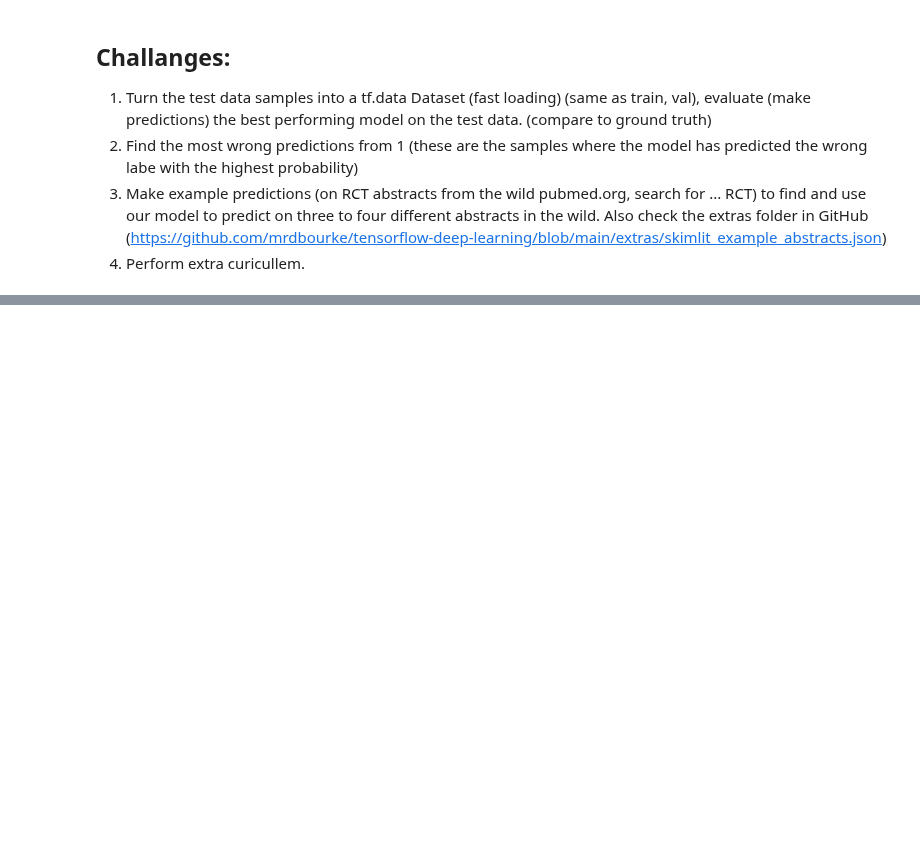
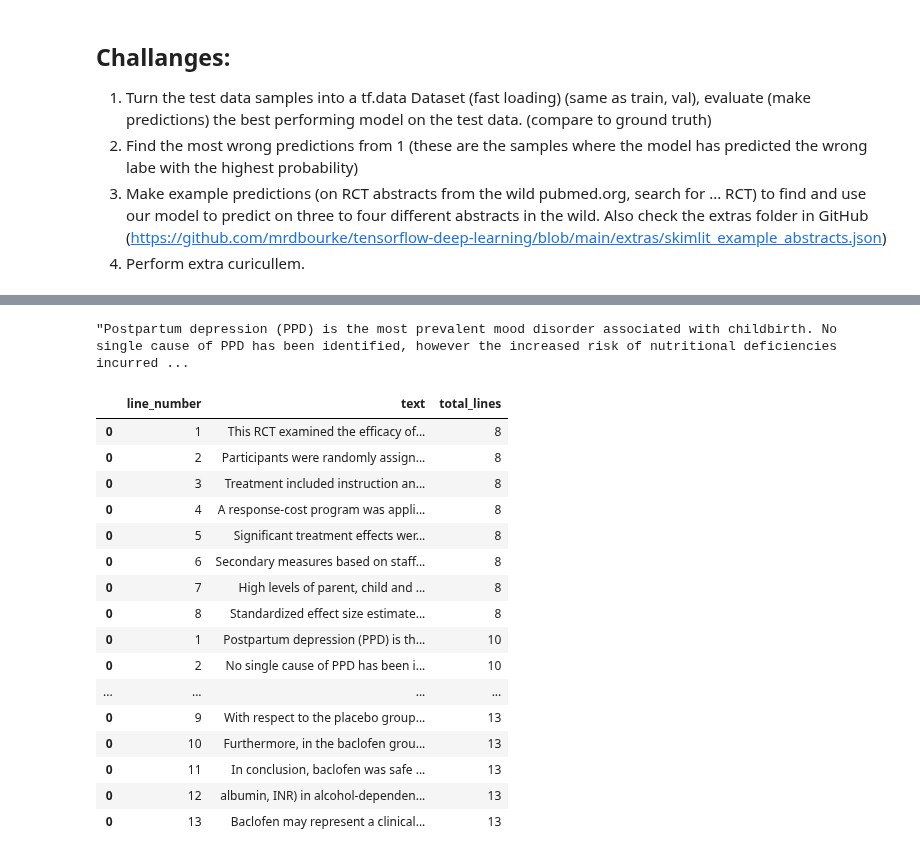
Before and after one commit to sodeso-nl/ml-notebooks, a Jupyter notebook: tensorflow-developer-certificate/section-11/tdc-section-11.ipynb, the cells around one changed output, grey strips where cells are left out. Saved outputs shown, nothing was run; the diff lists cells and outputs as text; code cells hidden in the pictures; blank space fills up the shorter version.

```diff
--- a/tensorflow-developer-certificate/section-11/tdc-section-11.ipynb
+++ b/tensorflow-developer-certificate/section-11/tdc-section-11.ipynb
@@ -1477,0 +1493,4 @@ loaded_model.evaluate(val_char_token_pos_dataset)
+# %%
+ml_io.download_file(source='https://raw.githubusercontent.com/mrdbourke/tensorflow-deep-learning/main/extras/skimlit_example_abstracts.json', filepath='./data/skimlit_example_abstracts.json')
+loaded_df = pd.read_json('./data/skimlit_example_abstracts.json')
+loaded_df
@@ -1477,0 +1504,41 @@ loaded_model.evaluate(val_char_token_pos_dataset)
+# %%
+# Add line number and total lines
+loaded_df.abstract[1]
+# %% [output]
+"Postpartum depression (PPD) is the most prevalent mood disorder associated with childbirth. No single cause of PPD has been identified, however the increased risk of nutritional deficiencies incurred ...
+# %%
+example_df = pd.DataFrame(columns=['line_number', 'text', 'total_lines'])
+
+for a in loaded_df.abstract:
+  lines = a.split('. ')
+  line_number = 1
+  for l in lines:
+
+    pd_to_add = pd.DataFrame.from_records([{
+        'line_number': line_number,
+        'text': l.strip(),
+        'total_lines': len(lines)
+    }])
+
+    example_df = pd.concat([example_df, pd_to_add])
+    line_number += 1
+
+example_df
+# %% [output]
+|  | line_number | text | total_lines |
+| 0 | 1 | This RCT examined the efficacy of... | 8 |
+| 0 | 2 | Participants were randomly assign... | 8 |
+| 0 | 3 | Treatment included instruction an... | 8 |
+| 0 | 4 | A response-cost program was appli... | 8 |
+| 0 | 5 | Significant treatment effects wer... | 8 |
+| 0 | 6 | Secondary measures based on staff... | 8 |
+| 0 | 7 | High levels of parent, child and ... | 8 |
+| 0 | 8 | Standardized effect size estimate... | 8 |
+| 0 | 1 | Postpartum depression (PPD) is th... | 10 |
+| 0 | 2 | No single cause of PPD has been i... | 10 |
+| ... | ... | ... | ... |
+| 0 | 9 | With respect to the placebo group... | 13 |
+| 0 | 10 | Furthermore, in the baclofen grou... | 13 |
+| 0 | 11 | In conclusion, baclofen was safe ... | 13 |
+| 0 | 12 | albumin, INR) in alcohol-dependen... | 13 |
+| 0 | 13 | Baclofen may represent a clinical... | 13 |
```
Also changed, not shown: parts of 12 cells of this notebook.
